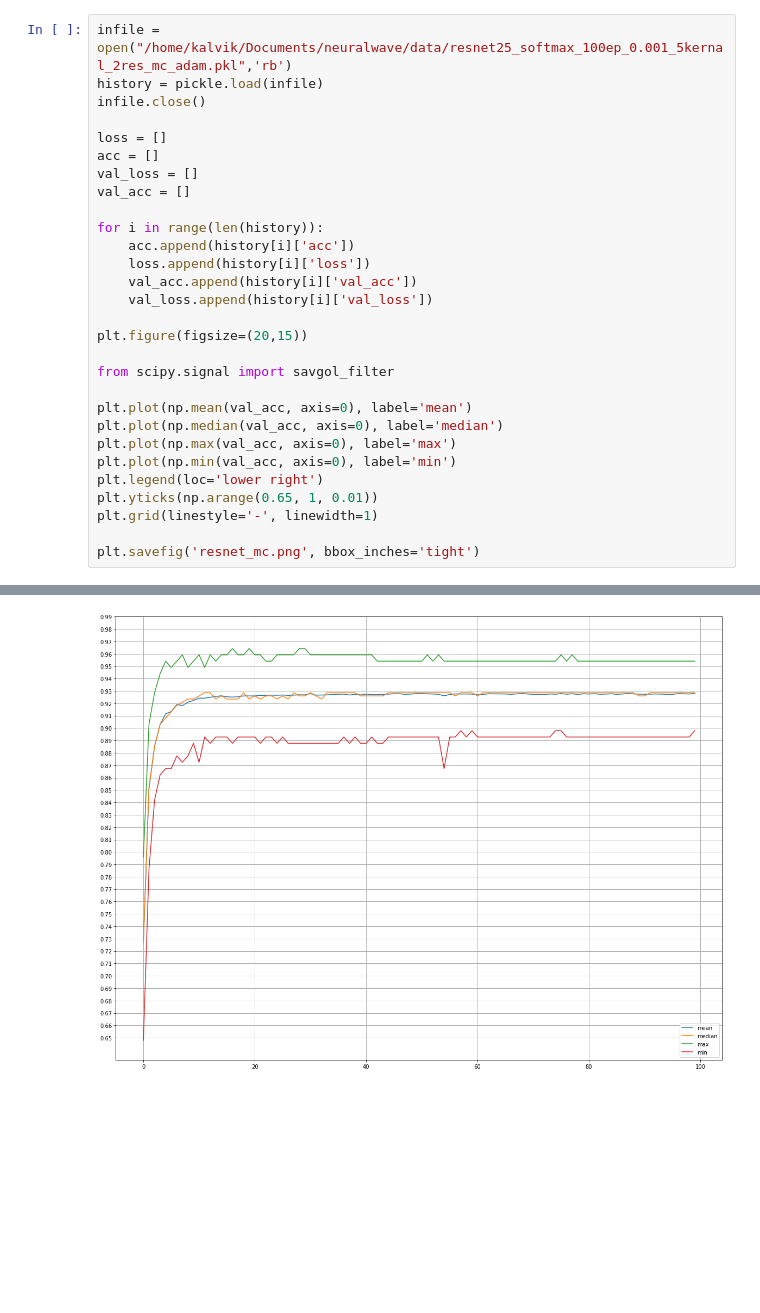
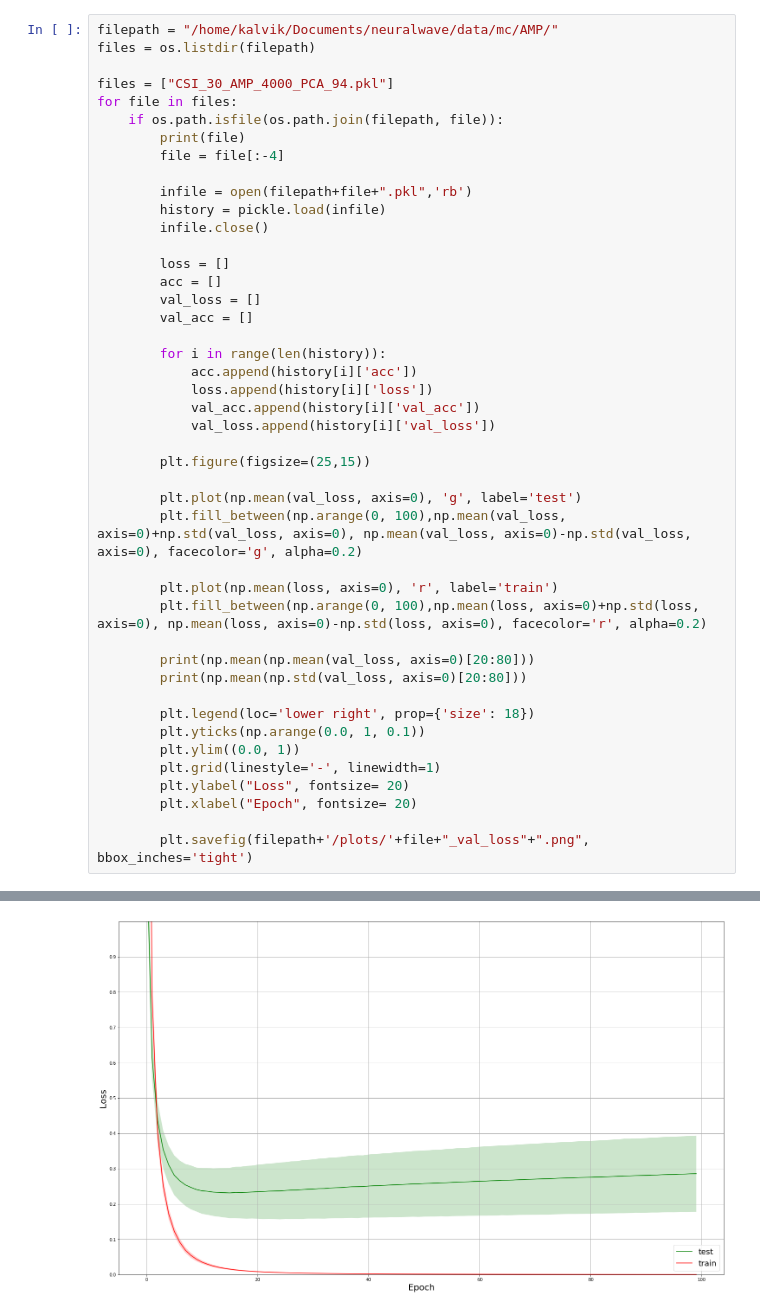
Before and after one commit to akarshp28/neuralwave, a Jupyter notebook: tools/plot_history.ipynb, the cells around one changed output, grey strips where cells are left out. Saved outputs shown, nothing was run; the diff lists cells and outputs as text; blank space fills up the shorter version.

Commit message:
modified inspection and plot history scripts to plot new data added script to plot confusion matrix

```diff
--- a/tools/plot_history.ipynb
+++ b/tools/plot_history.ipynb
@@ -5,30 +78,45 @@ import matplotlib.pyplot as plt
 # %%
-infile = open("/home/kalvik/Documents/neuralwave/data/resnet25_softmax_100ep_0.001_5kernal_2res_mc_adam.pkl",'rb')
-history = pickle.load(infile)
-infile.close()
+filepath = "/home/kalvik/Documents/neuralwave/data/mc/AMP/"
+files = os.listdir(filepath)
 
-loss = []
-acc = []
-val_loss = []
-val_acc = []
+files = ["CSI_30_AMP_4000_PCA_94.pkl"]
+for file in files:
+    if os.path.isfile(os.path.join(filepath, file)):
+        print(file)
+        file = file[:-4]
 
-for i in range(len(history)):
-    acc.append(history[i]['acc'])
-    loss.append(history[i]['loss'])
-    val_acc.append(history[i]['val_acc'])
-    val_loss.append(history[i]['val_loss'])
+        infile = open(filepath+file+".pkl",'rb')
+        history = pickle.load(infile)
+        infile.close()
 
-plt.figure(figsize=(20,15))
+        loss = []
+        acc = []
+        val_loss = []
+        val_acc = []
 
-from scipy.signal import savgol_filter
+        for i in range(len(history)):
+            acc.append(history[i]['acc'])
+            loss.append(history[i]['loss'])
+            val_acc.append(history[i]['val_acc'])
+            val_loss.append(history[i]['val_loss'])
 
-plt.plot(np.mean(val_acc, axis=0), label='mean')
-plt.plot(np.median(val_acc, axis=0), label='median')
-plt.plot(np.max(val_acc, axis=0), label='max')
-plt.plot(np.min(val_acc, axis=0), label='min')
-plt.legend(loc='lower right')
-plt.yticks(np.arange(0.65, 1, 0.01))
-plt.grid(linestyle='-', linewidth=1)
+        plt.figure(figsize=(25,15))
 
-plt.savefig('resnet_mc.png', bbox_inches='tight')
+        plt.plot(np.mean(val_loss, axis=0), 'g', label='test')
+        plt.fill_between(np.arange(0, 100),np.mean(val_loss, axis=0)+np.std(val_loss, axis=0), np.mean(val_loss, axis=0)-np.std(val_loss, axis=0), facecolor='g', alpha=0.2)
+
+        plt.plot(np.mean(loss, axis=0), 'r', label='train')
+        plt.fill_between(np.arange(0, 100),np.mean(loss, axis=0)+np.std(loss, axis=0), np.mean(loss, axis=0)-np.std(loss, axis=0), facecolor='r', alpha=0.2)
+
+        print(np.mean(np.mean(val_loss, axis=0)[20:80]))
+        print(np.mean(np.std(val_loss, axis=0)[20:80]))
+
+        plt.legend(loc='lower right', prop={'size': 18})
+        plt.yticks(np.arange(0.0, 1, 0.1))
+        plt.ylim((0.0, 1))
+        plt.grid(linestyle='-', linewidth=1)
+        plt.ylabel("Loss", fontsize= 20)
+        plt.xlabel("Epoch", fontsize= 20)
+
+        plt.savefig(filepath+'/plots/'+file+"_val_loss"+".png", bbox_inches='tight')
 # %% [output]
@@ -35 +126 @@ plt.savefig('resnet_mc.png', bbox_inches='tight')
-[figure, old version]
+[figure, new version]
```
Also changed, not shown: parts of 10 cells of this notebook, 1 other file.
